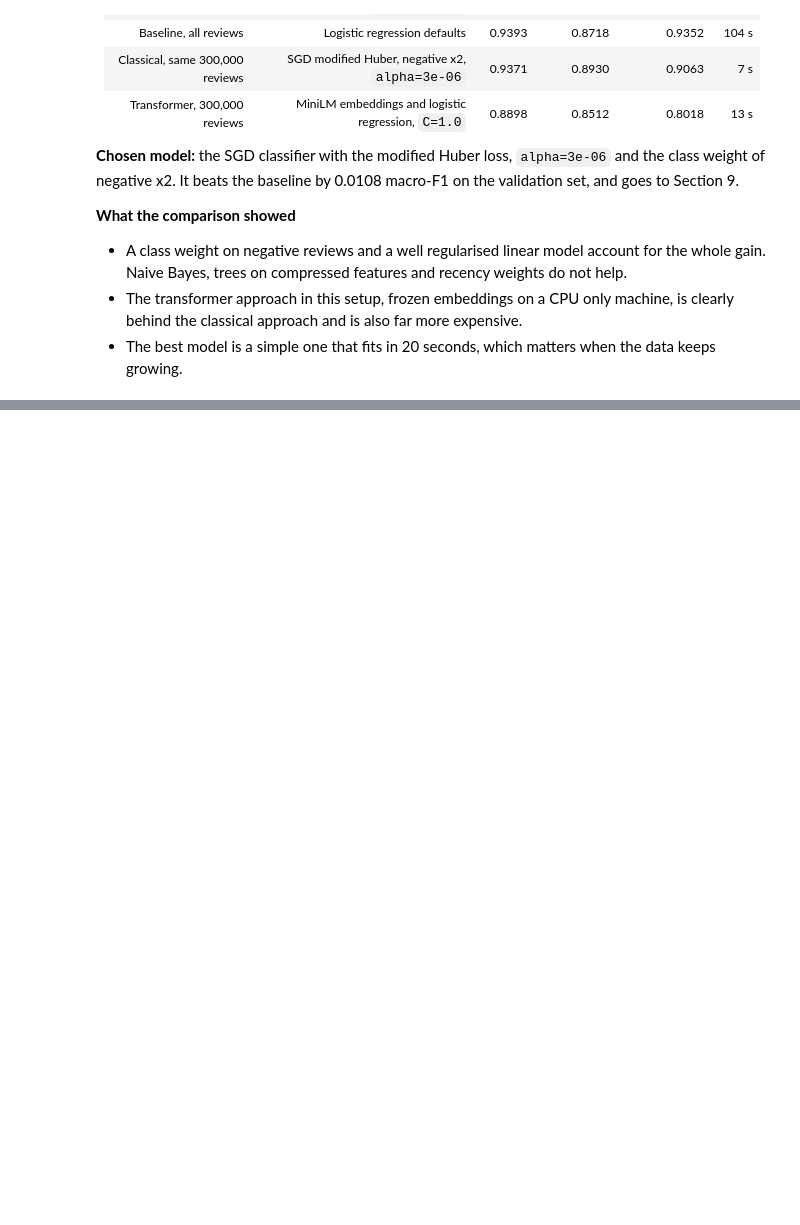
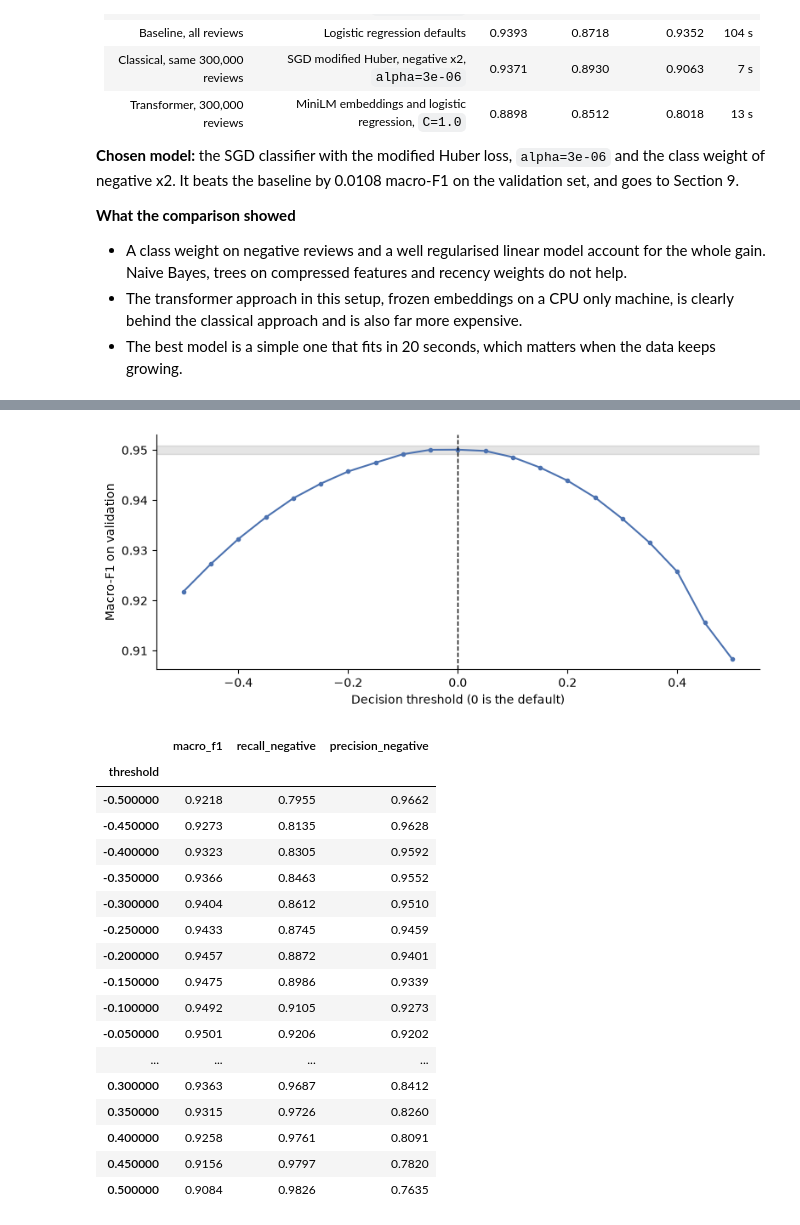
Before and after one commit to Virtuozs/MLOps2-pertemuan1-sentiment-classification, a Jupyter notebook: notebook.ipynb, the cells around one changed output, grey strips where cells are left out. Saved outputs shown, nothing was run; the diff lists cells and outputs as text; code cells hidden in the pictures; blank space fills up the shorter version.

```diff
--- a/notebook.ipynb
+++ b/notebook.ipynb
@@ -2911,0 +2931,41 @@ one example: Really? . Is anyone besides scalpers allowed to buy these? It's ver
+# %%
+scores_valid = best_clf.decision_function(Xv_base)
+assert np.array_equal((scores_valid > 0).astype(int), best_pred)
+
+thresholds = np.round(np.arange(-0.5, 0.501, 0.05), 2)
+curve = []
+for t in thresholds:
+    p, r, f, _ = precision_recall_fscore_support(y_valid, (scores_valid > t).astype(int), labels=[0, 1], zero_division=0)
+    curve.append({'threshold': t, 'macro_f1': f.mean(), 'recall_negative': r[0], 'precision_negative': p[0]})
+curve = pd.DataFrame(curve).set_index('threshold')
+
+fig, ax = plt.subplots(figsize=(8, 3.5))
+ax.plot(curve.index, curve['macro_f1'], color=POS, marker='o', ms=3)
+ax.axvline(0, color='k', ls='--', lw=1)
+ax.axhspan(curve.loc[0.0, 'macro_f1'] - TIE, curve.loc[0.0, 'macro_f1'] + TIE, color='k', alpha=0.1)
+ax.set_xlabel('Decision threshold (0 is the default)')
+ax.set_ylabel('Macro-F1 on validation')
+plt.tight_layout()
+plt.show()
+
+curve.style.format('{:.4f}')
+# %% [output]
+[figure, added]
+|  | macro_f1 | recall_negative | precision_negative |
+| threshold |  |  |  |
+| -0.500000 | 0.9218 | 0.7955 | 0.9662 |
+| -0.450000 | 0.9273 | 0.8135 | 0.9628 |
+| -0.400000 | 0.9323 | 0.8305 | 0.9592 |
+| -0.350000 | 0.9366 | 0.8463 | 0.9552 |
+| -0.300000 | 0.9404 | 0.8612 | 0.9510 |
+| -0.250000 | 0.9433 | 0.8745 | 0.9459 |
+| -0.200000 | 0.9457 | 0.8872 | 0.9401 |
+| -0.150000 | 0.9475 | 0.8986 | 0.9339 |
+| -0.100000 | 0.9492 | 0.9105 | 0.9273 |
+| -0.050000 | 0.9501 | 0.9206 | 0.9202 |
+| ... | ... | ... | ... |
+| 0.300000 | 0.9363 | 0.9687 | 0.8412 |
+| 0.350000 | 0.9315 | 0.9726 | 0.8260 |
+| 0.400000 | 0.9258 | 0.9761 | 0.8091 |
+| 0.450000 | 0.9156 | 0.9797 | 0.7820 |
+| 0.500000 | 0.9084 | 0.9826 | 0.7635 |
```
Also changed, not shown: parts of 31 cells of this notebook.
